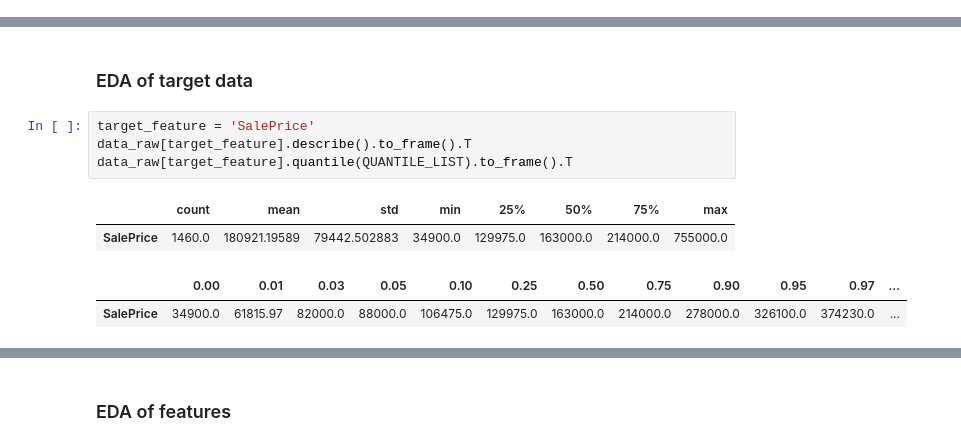
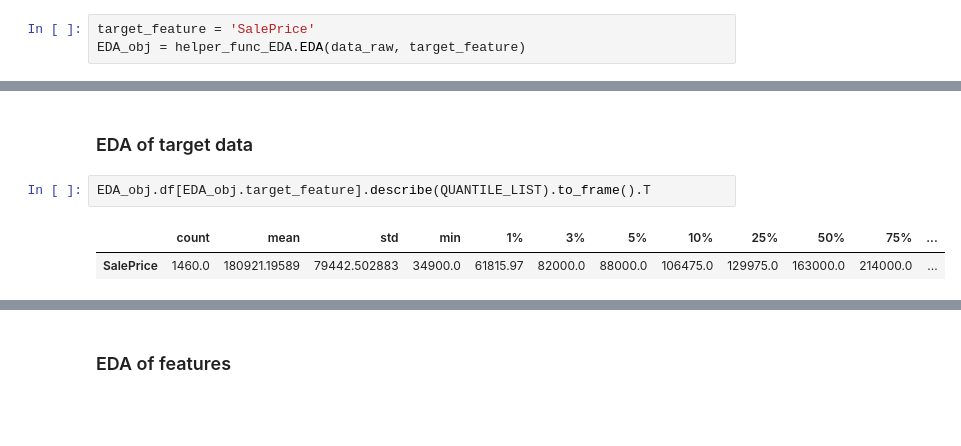
Before and after one commit to datasciencewithpinaki/ML_Templates, a Jupyter notebook: exploration.ipynb, the cells around one changed output, grey strips where cells are left out. Cells and saved outputs as stored; diff of their text form; blank space fills up the shorter version.

```diff
--- a/exploration.ipynb
+++ b/exploration.ipynb
@@ -61,0 +70,3 @@ Index(['MSSubClass', 'MSZoning', 'LotFrontage', 'LotArea', 'Street', 'Alley',
+# %%
+target_feature = 'SalePrice'
+EDA_obj = helper_func_EDA.EDA(data_raw, target_feature)
@@ -64,12 +79,8 @@ Index(['MSSubClass', 'MSZoning', 'LotFrontage', 'LotArea', 'Street', 'Alley',
 # %% [markdown]
 ### EDA of target data
 # %%
-target_feature = 'SalePrice'
-data_raw[target_feature].describe().to_frame().T
-data_raw[target_feature].quantile(QUANTILE_LIST).to_frame().T
+EDA_obj.df[EDA_obj.target_feature].describe(QUANTILE_LIST).to_frame().T
 # %% [output]
-|  | count | mean | std | min | 25% | 50% | 75% | max |
-| SalePrice | 1460.0 | 180921.19589 | 79442.502883 | 34900.0 | 129975.0 | 163000.0 | 214000.0 | 755000.0 |
+|  | count | mean | std | min | 1% | 3% | 5% | 10% | 25% | 50% | 75% | ... |
+| SalePrice | 1460.0 | 180921.19589 | 79442.502883 | 34900.0 | 61815.97 | 82000.0 | 88000.0 | 106475.0 | 129975.0 | 163000.0 | 214000.0 | ... |
-|  | 0.00 | 0.01 | 0.03 | 0.05 | 0.10 | 0.25 | 0.50 | 0.75 | 0.90 | 0.95 | 0.97 | ... |
-| SalePrice | 34900.0 | 61815.97 | 82000.0 | 88000.0 | 106475.0 | 129975.0 | 163000.0 | 214000.0 | 278000.0 | 326100.0 | 374230.0 | ... |
 # %%
```
Also changed, not shown: parts of 92 cells of this notebook, 4 other files.
